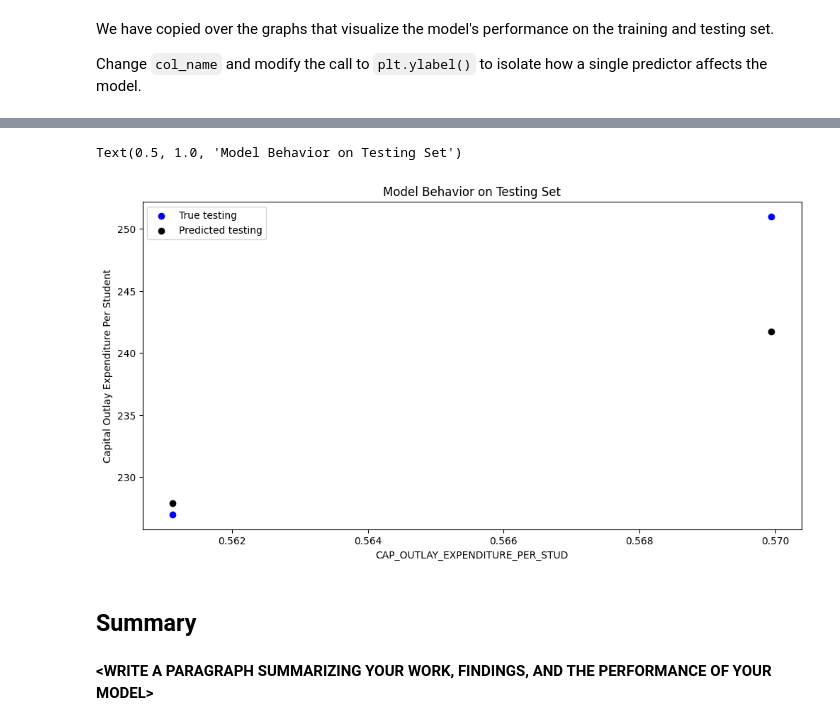
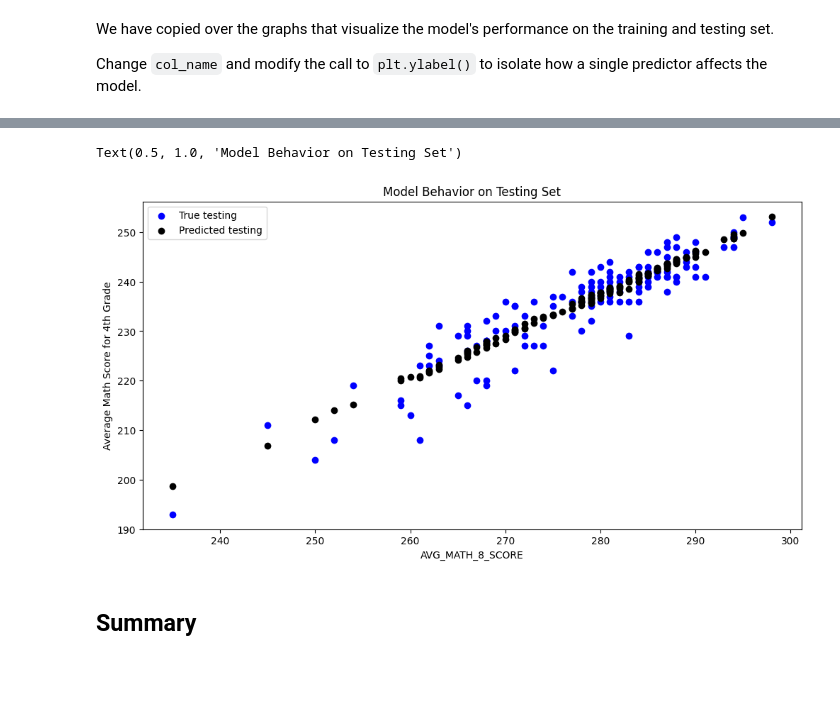
Before and after one commit to kileyprice/MDST-Tutorials, a Jupyter notebook: 2023-Tutorials-main/tutorial1/checkpoint1.ipynb, the cells around one changed output, grey strips where cells are left out. Cells and saved outputs as stored; diff of their text form; code cells hidden in the pictures; blank space fills up the shorter version.

```diff
--- a/2023-Tutorials-main/tutorial1/checkpoint1.ipynb
+++ b/2023-Tutorials-main/tutorial1/checkpoint1.ipynb
@@ -211,11 +211,11 @@ _Use this space to create train/test data_
 # %%
 from sklearn.model_selection import train_test_split
 # %%
-X = statesEdu[['INST_EXPENDITURE_PER_STUD', 'CAP_OUTLAY_EXPENDITURE_PER_STUD']].dropna()
+X = statesEdu[['AVG_READING_4_SCORE', 'AVG_MATH_8_SCORE']].dropna()
 y = statesEdu.loc[X.index]['AVG_MATH_4_SCORE']
 y.fillna(y.median(), inplace=True)
 # %%
-X_train, X_test, y_train, y_test = train_test_split(X, y, test_size=2, random_state=42)
+X_train, X_test, y_train, y_test = train_test_split(X, y, test_size=.3, random_state=42)
 # %% [markdown]
 <h2> Prediction </h2>
 # %% [markdown]
@@ -269,18 +271,16 @@ Text(0.5, 1.0, 'Model Behavior On Training Set')
 # %%
-col_name = 'CAP_OUTLAY_EXPENDITURE_PER_STUD'
-
+#col_name = 'CAP_OUTLAY_EXPENDITURE_PER_STUD'
+col_name = 'AVG_MATH_8_SCORE'
 f = plt.figure(figsize=(12,6))
 plt.scatter(X_test[col_name], y_test, color = "blue")
 plt.scatter(X_test[col_name], model.predict(X_test), color = "black")
 
 plt.legend(['True testing','Predicted testing'])
 plt.xlabel(col_name)
-plt.ylabel('Capital Outlay Expenditure Per Student')
+plt.ylabel('Average Math Score for 4th Grade')
 plt.title("Model Behavior on Testing Set")
 # %% [output]
 Text(0.5, 1.0, 'Model Behavior on Testing Set')
-[figure, old version]
+[figure, new version]
 # %% [markdown]
 <h2> Summary </h2>
-# %% [markdown]
-**<WRITE A PARAGRAPH SUMMARIZING YOUR WORK, FINDINGS, AND THE PERFORMANCE OF YOUR MODEL\>**
```
Also changed, not shown: parts of 4 cells of this notebook, 1 other file.
